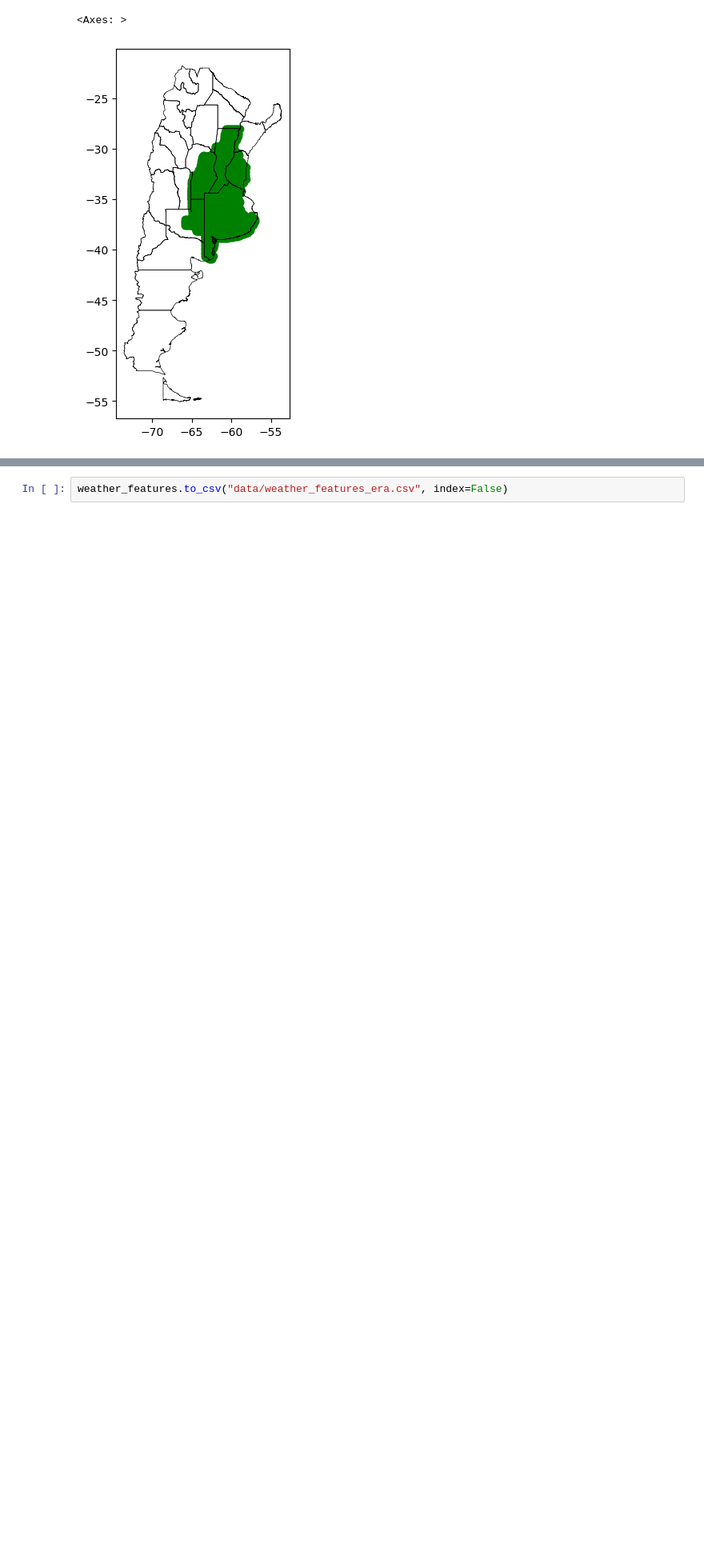
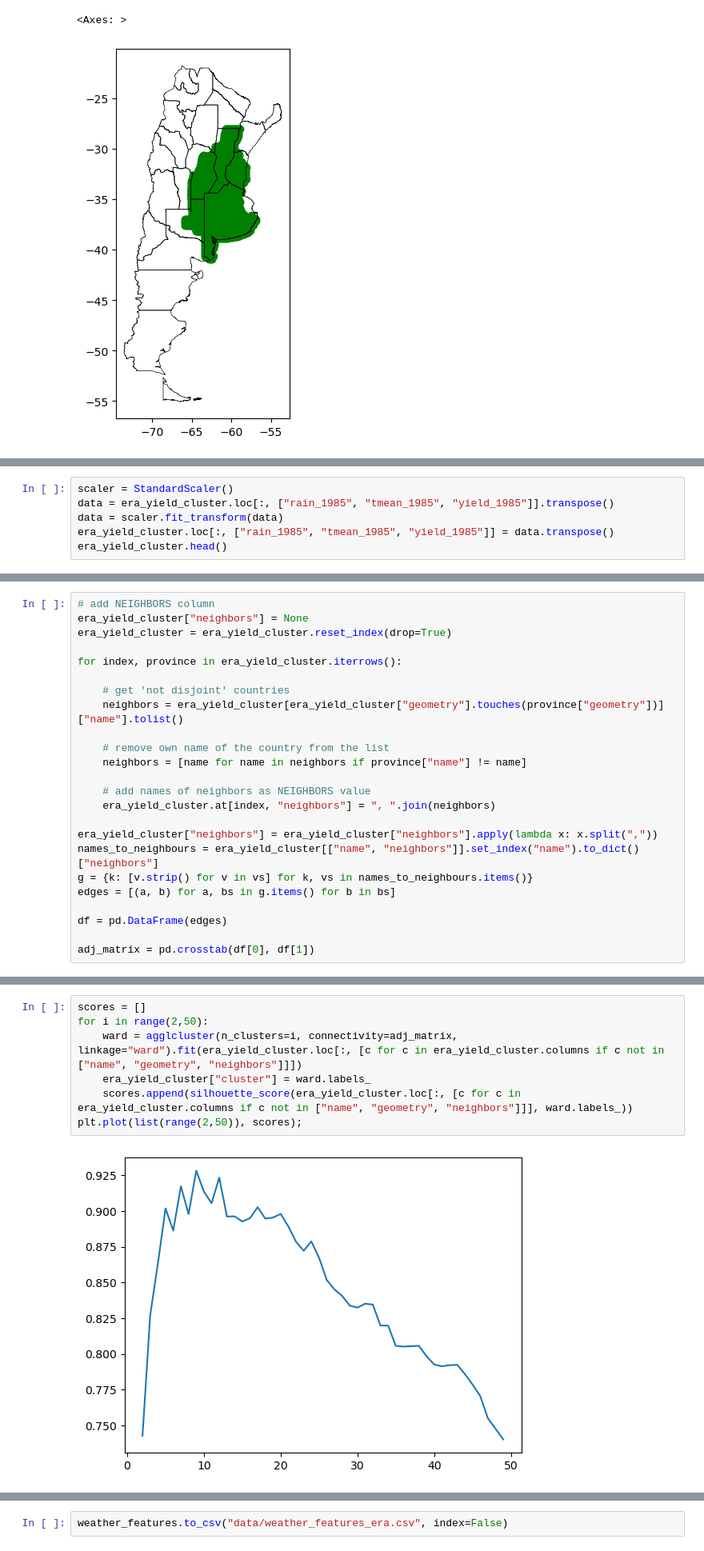
Before and after one commit to mzachow/wheat-yield-forecast-argentina, a Jupyter notebook: prepare_era_features.ipynb, the cells around one changed output, grey strips where cells are left out. Shown: that part at 80% size. Saved outputs shown, nothing was run; the diff lists cells and outputs as text; blank space fills up the shorter version.

Commit message:
tuning the LR model with cluster analysis

```diff
--- a/prepare_era_features.ipynb
+++ b/prepare_era_features.ipynb
@@ -76,0 +173,6 @@ gdf_adm1_raw.plot(ax=base,  color="#FF000000", edgecolor="black", linewidth=0.5)
+# %%
+scaler = StandardScaler()
+data = era_yield_cluster.loc[:, ["rain_1985", "tmean_1985", "yield_1985"]].transpose()
+data = scaler.fit_transform(data)
+era_yield_cluster.loc[:, ["rain_1985", "tmean_1985", "yield_1985"]] = data.transpose()
+era_yield_cluster.head()
@@ -76,0 +199,24 @@ gdf_adm1_raw.plot(ax=base,  color="#FF000000", edgecolor="black", linewidth=0.5)
+# %%
+# add NEIGHBORS column
+era_yield_cluster["neighbors"] = None
+era_yield_cluster = era_yield_cluster.reset_index(drop=True)
+
+for index, province in era_yield_cluster.iterrows():
+
+    # get 'not disjoint' countries
+    neighbors = era_yield_cluster[era_yield_cluster["geometry"].touches(province["geometry"])]["name"].tolist()
+
+    # remove own name of the country from the list
+    neighbors = [name for name in neighbors if province["name"] != name]
+
+    # add names of neighbors as NEIGHBORS value
+    era_yield_cluster.at[index, "neighbors"] = ", ".join(neighbors)
+
+era_yield_cluster["neighbors"] = era_yield_cluster["neighbors"].apply(lambda x: x.split(","))
+names_to_neighbours = era_yield_cluster[["name", "neighbors"]].set_index("name").to_dict()["neighbors"]
+g = {k: [v.strip() for v in vs] for k, vs in names_to_neighbours.items()}
+edges = [(a, b) for a, bs in g.items() for b in bs]
+
+df = pd.DataFrame(edges)
+
+adj_matrix = pd.crosstab(df[0], df[1])
@@ -76,0 +229,9 @@ gdf_adm1_raw.plot(ax=base,  color="#FF000000", edgecolor="black", linewidth=0.5)
+# %%
+scores = []
+for i in range(2,50):
+    ward = agglcluster(n_clusters=i, connectivity=adj_matrix, linkage="ward").fit(era_yield_cluster.loc[:, [c for c in era_yield_cluster.columns if c not in ["name", "geometry", "neighbors"]]])
+    era_yield_cluster["cluster"] = ward.labels_
+    scores.append(silhouette_score(era_yield_cluster.loc[:, [c for c in era_yield_cluster.columns if c not in ["name", "geometry", "neighbors"]]], ward.labels_))
+plt.plot(list(range(2,50)), scores);
+# %% [output]
+[figure, added]
```
Also changed, not shown: parts of 30 cells of this notebook, 3 other files.
